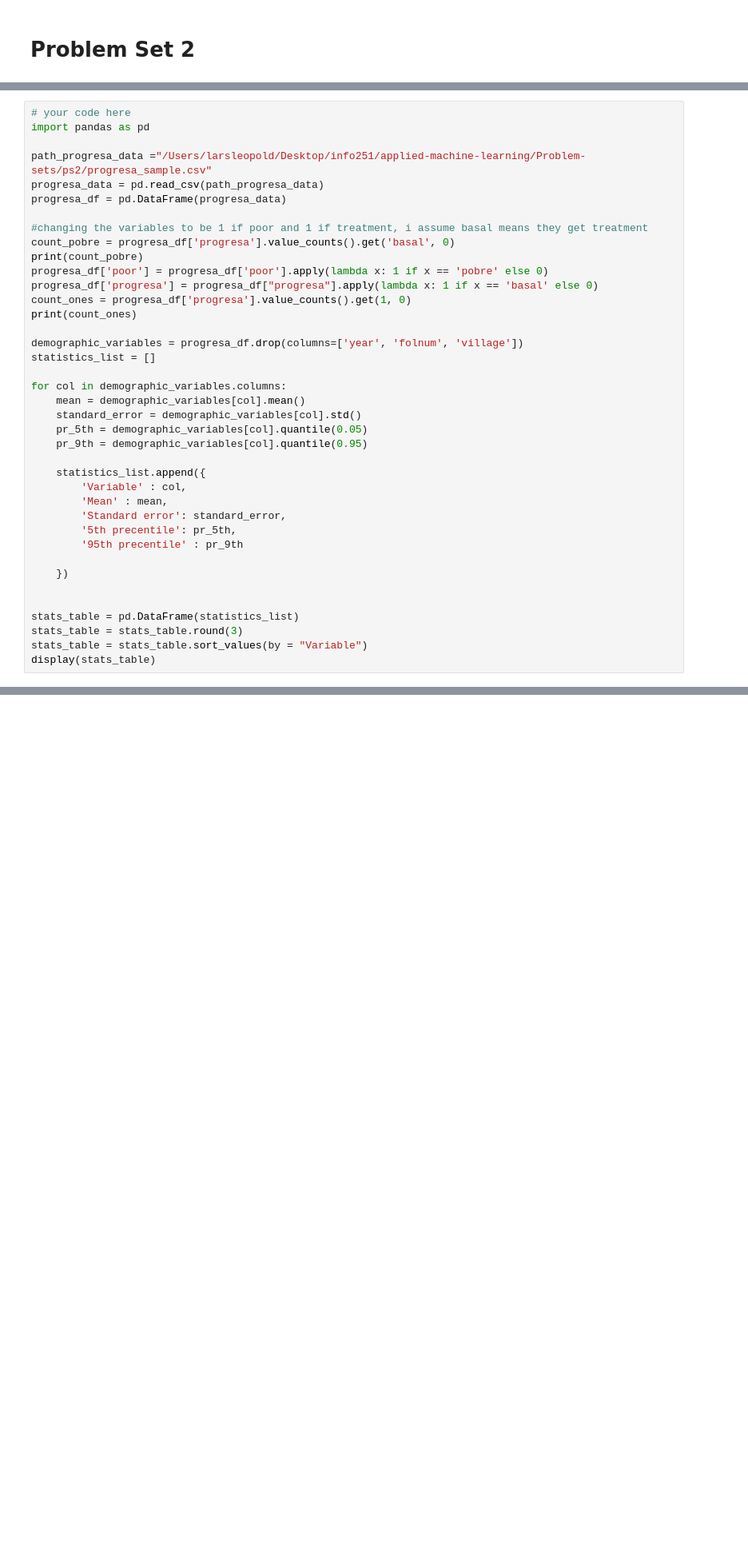
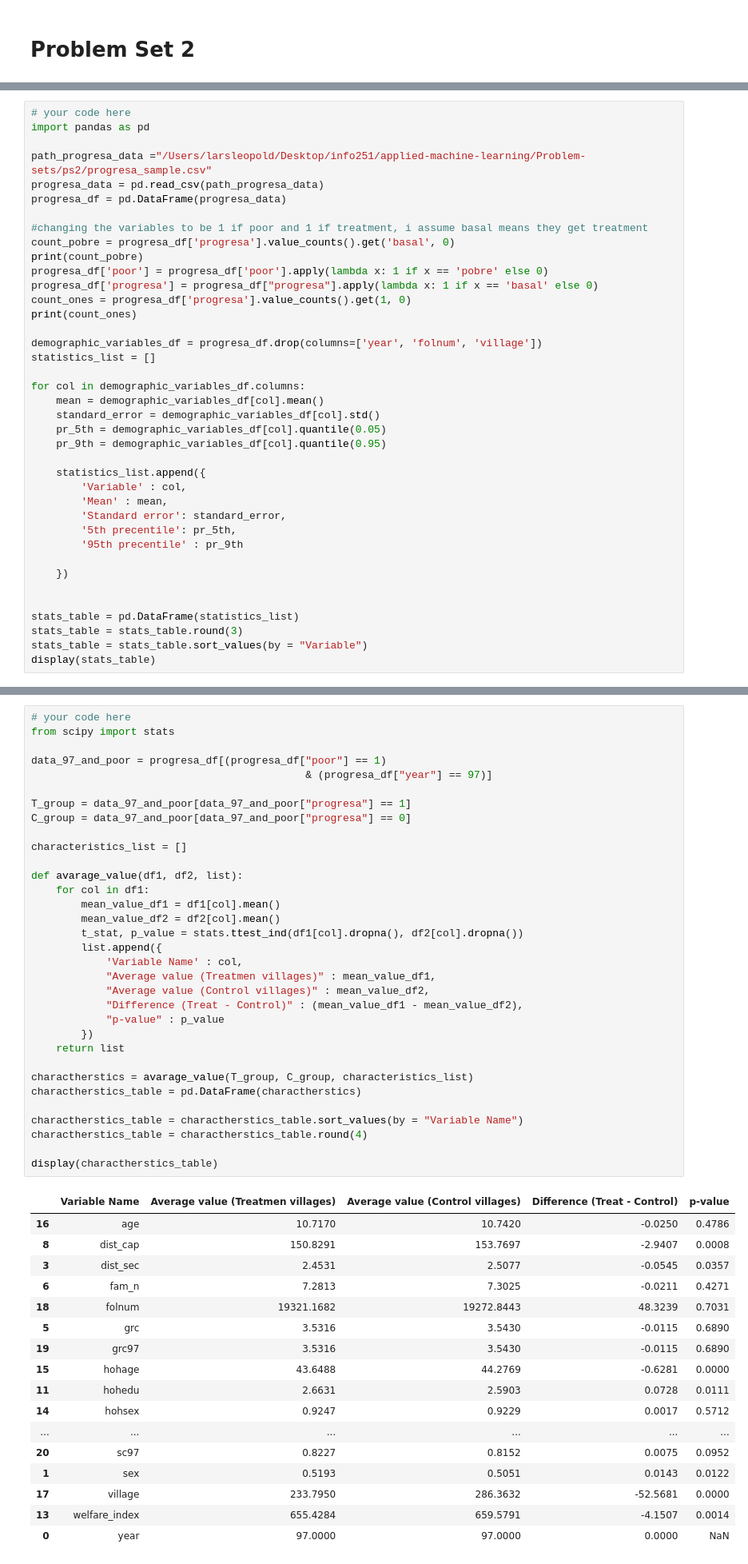
Before and after one commit to Larshle/applied-machine-learning, a Jupyter notebook: Problem-sets/ps2/LEOPOLD_LARS-PS2.ipynb, the cells around one changed output, grey strips where cells are left out. Shown: that part at 80% size. Saved outputs shown, nothing was run; the diff lists cells and outputs as text; blank space fills up the shorter version.

```diff
--- a/Problem-sets/ps2/LEOPOLD_LARS-PS2.ipynb
+++ b/Problem-sets/ps2/LEOPOLD_LARS-PS2.ipynb
@@ -62,14 +77,14 @@ progresa_df['progresa'] = progresa_df["progresa"].apply(lambda x: 1 if x == 'bas
 count_ones = progresa_df['progresa'].value_counts().get(1, 0)
 print(count_ones)
 
-demographic_variables = progresa_df.drop(columns=['year', 'folnum', 'village'])
+demographic_variables_df = progresa_df.drop(columns=['year', 'folnum', 'village'])
 statistics_list = []
 
-for col in demographic_variables.columns:
-    mean = demographic_variables[col].mean()
-    standard_error = demographic_variables[col].std()
-    pr_5th = demographic_variables[col].quantile(0.05)
-    pr_9th = demographic_variables[col].quantile(0.95)
+for col in demographic_variables_df.columns:
+    mean = demographic_variables_df[col].mean()
+    standard_error = demographic_variables_df[col].std()
+    pr_5th = demographic_variables_df[col].quantile(0.05)
+    pr_9th = demographic_variables_df[col].quantile(0.95)
 
     statistics_list.append({
         'Variable' : col,
@@ -161,3 +134,54 @@ dtype: int64
+# %%
+# your code here
+from scipy import stats
+
+data_97_and_poor = progresa_df[(progresa_df["poor"] == 1)
+                                            & (progresa_df["year"] == 97)]
+
+T_group = data_97_and_poor[data_97_and_poor["progresa"] == 1]
+C_group = data_97_and_poor[data_97_and_poor["progresa"] == 0]
+
+characteristics_list = []
+
+def avarage_value(df1, df2, list):
+    for col in df1:
+        mean_value_df1 = df1[col].mean()
+        mean_value_df2 = df2[col].mean()
+        t_stat, p_value = stats.ttest_ind(df1[col].dropna(), df2[col].dropna())
+        list.append({
+            'Variable Name' : col,
+            "Average value (Treatmen villages)" : mean_value_df1,
+            "Average value (Control villages)" : mean_value_df2,
+            "Difference (Treat - Control)" : (mean_value_df1 - mean_value_df2),
+            "p-value" : p_value
+        })
+    return list
+
+charactherstics = avarage_value(T_group, C_group, characteristics_list)
+charactherstics_table = pd.DataFrame(charactherstics)
+
+charactherstics_table = charactherstics_table.sort_values(by = "Variable Name")
+charactherstics_table = charactherstics_table.round(4)
+
+display(charactherstics_table)
+# %% [output]
+|  | Variable Name | Average value (Treatmen villages) | Average value (Control villages) | Difference (Treat - Control) | p-value |
+| 16 | age | 10.7170 | 10.7420 | -0.0250 | 0.4786 |
+| 8 | dist_cap | 150.8291 | 153.7697 | -2.9407 | 0.0008 |
+| 3 | dist_sec | 2.4531 | 2.5077 | -0.0545 | 0.0357 |
+| 6 | fam_n | 7.2813 | 7.3025 | -0.0211 | 0.4271 |
+| 18 | folnum | 19321.1682 | 19272.8443 | 48.3239 | 0.7031 |
+| 5 | grc | 3.5316 | 3.5430 | -0.0115 | 0.6890 |
+| 19 | grc97 | 3.5316 | 3.5430 | -0.0115 | 0.6890 |
+| 15 | hohage | 43.6488 | 44.2769 | -0.6281 | 0.0000 |
+| 11 | hohedu | 2.6631 | 2.5903 | 0.0728 | 0.0111 |
+| 14 | hohsex | 0.9247 | 0.9229 | 0.0017 | 0.5712 |
+| ... | ... | ... | ... | ... | ... |
+| 20 | sc97 | 0.8227 | 0.8152 | 0.0075 | 0.0952 |
+| 1 | sex | 0.5193 | 0.5051 | 0.0143 | 0.0122 |
+| 17 | village | 233.7950 | 286.3632 | -52.5681 | 0.0000 |
+| 13 | welfare_index | 655.4284 | 659.5791 | -4.1507 | 0.0014 |
+| 0 | year | 97.0000 | 97.0000 | 0.0000 | NaN |
 # %% [markdown]
 ### 1.3 Interpretation
 
```
Also changed, not shown: parts of 2 cells of this notebook.
